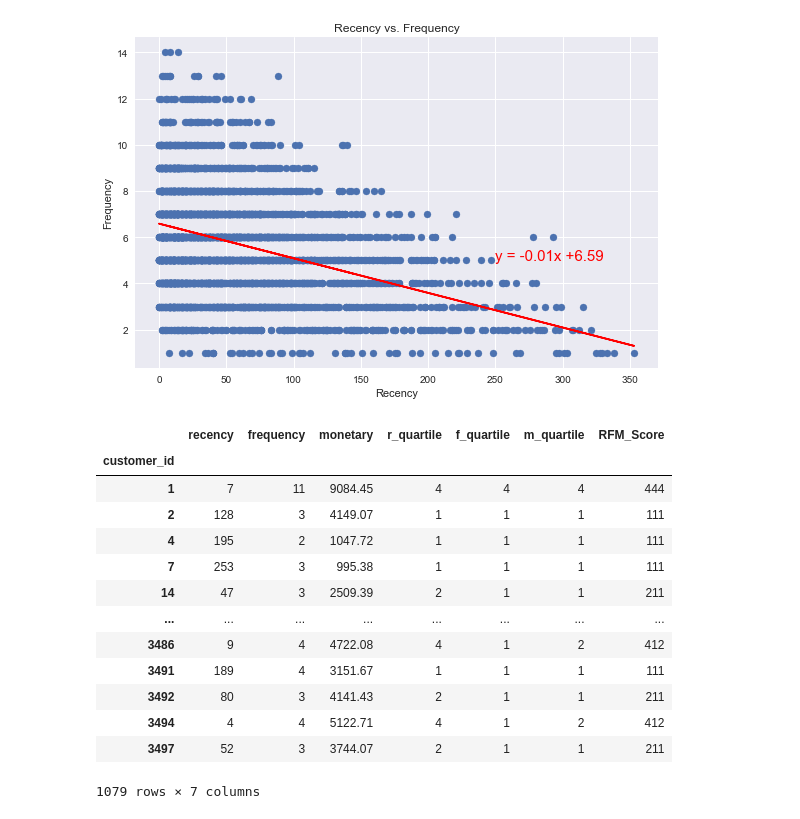
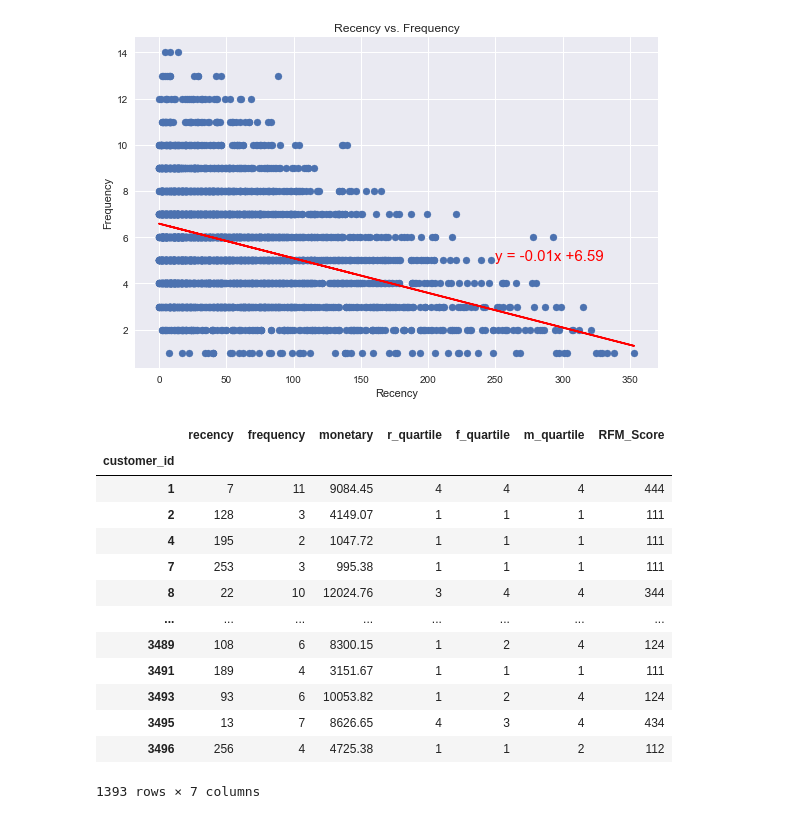
Before and after one commit to jeremychiaa/kpmg-virtual-internship, a Jupyter notebook: sprocket_script.ipynb, the cells around one changed output. Saved outputs shown, nothing was run; the diff lists cells and outputs as text; code cells hidden in the pictures.

```diff
--- a/sprocket_script.ipynb
+++ b/sprocket_script.ipynb
@@ -662,20 +669,20 @@ The correlation between both factors is -0.38
 [<matplotlib.lines.Line2D at 0x...>]
 [figure]
 # %%
-reduced_rfm = rfm.loc[(rfm["RFM_Score"] == "413") | (rfm["RFM_Score"] == "441") | (rfm["RFM_Score"] == "312") | (rfm["RFM_Score"] == "444") | (rfm["RFM_Score"] == "111") | (rfm["RFM_Score"] == "212") | (rfm["RFM_Score"] == "311") | (rfm["RFM_Score"] == "211") | (rfm["RFM_Score"] == "111") | (rfm["RFM_Score"] == "412") | (rfm["RFM_Score"] == "111")]
+reduced_rfm = rfm.loc[(rfm["RFM_Score"] == "444") | (rfm["RFM_Score"] == "443") | (rfm["RFM_Score"] == "434") | (rfm["RFM_Score"] == "433") | (rfm["RFM_Score"] == "411") | (rfm["RFM_Score"] == "344") | (rfm["RFM_Score"] == "343") | (rfm["RFM_Score"] == "334") | (rfm["RFM_Score"] == "333") | (rfm["RFM_Score"] == "212") | (rfm["RFM_Score"] == "124") | (rfm["RFM_Score"] == "112") | (rfm["RFM_Score"] == "111")]
 reduced_rfm
 # %% [output]
 |  | recency | frequency | monetary | r_quartile | f_quartile | m_quartile | RFM_Score |
 | customer_id |  |  |  |  |  |  |  |
 | 1 | 7 | 11 | 9084.45 | 4 | 4 | 4 | 444 |
 | 2 | 128 | 3 | 4149.07 | 1 | 1 | 1 | 111 |
 | 4 | 195 | 2 | 1047.72 | 1 | 1 | 1 | 111 |
 | 7 | 253 | 3 | 995.38 | 1 | 1 | 1 | 111 |
-| 14 | 47 | 3 | 2509.39 | 2 | 1 | 1 | 211 |
+| 8 | 22 | 10 | 12024.76 | 3 | 4 | 4 | 344 |
 | ... | ... | ... | ... | ... | ... | ... | ... |
-| 3486 | 9 | 4 | 4722.08 | 4 | 1 | 2 | 412 |
+| 3489 | 108 | 6 | 8300.15 | 1 | 2 | 4 | 124 |
 | 3491 | 189 | 4 | 3151.67 | 1 | 1 | 1 | 111 |
-| 3492 | 80 | 3 | 4141.43 | 2 | 1 | 1 | 211 |
-| 3494 | 4 | 4 | 5122.71 | 4 | 1 | 2 | 412 |
-| 3497 | 52 | 3 | 3744.07 | 2 | 1 | 1 | 211 |
+| 3493 | 93 | 6 | 10053.82 | 1 | 2 | 4 | 124 |
+| 3495 | 13 | 7 | 8626.65 | 4 | 3 | 4 | 434 |
+| 3496 | 256 | 4 | 4725.38 | 1 | 1 | 2 | 112 |
-1079 rows × 7 columns
+1393 rows × 7 columns
```
Also changed, not shown: parts of 3 cells of this notebook, 1 other file.
